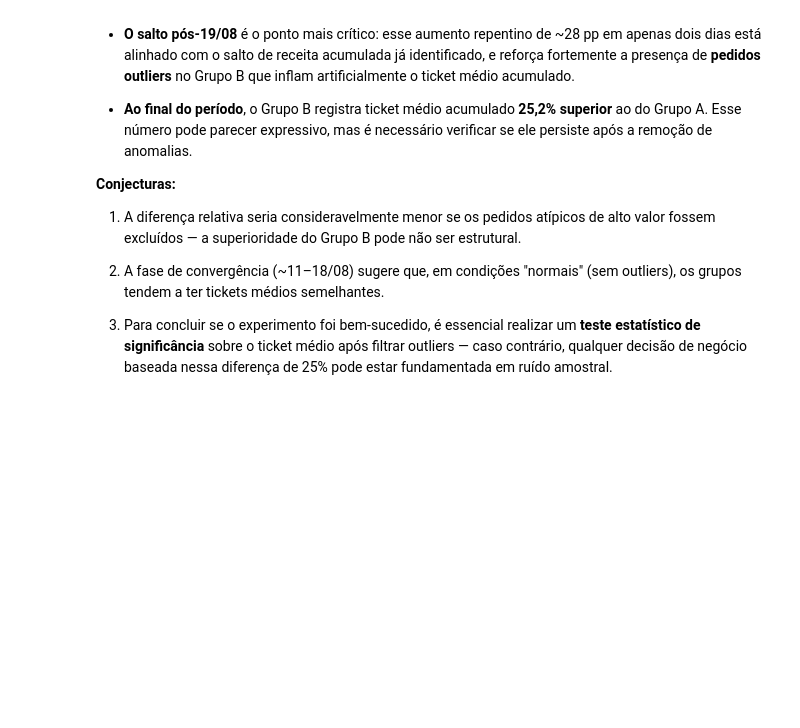
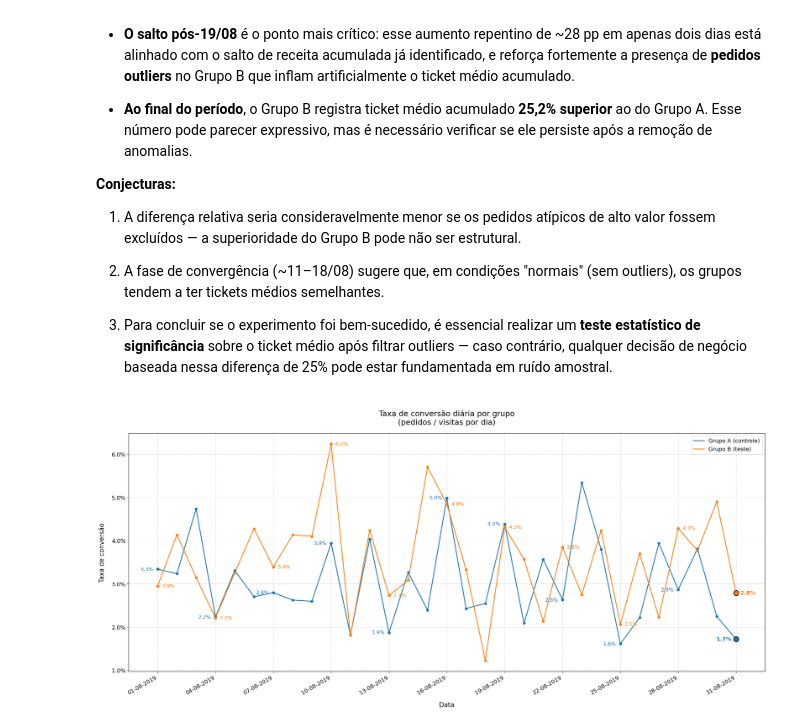
Before and after one commit to raimirsilva/Small-projects, a Jupyter notebook: Sprint-9-project/notebook/ABtests.ipynb, the cells around one changed output. Saved outputs shown, nothing was run; the diff lists cells and outputs as text; code cells hidden in the pictures; blank space fills up the shorter version.

Commit message:
fourth graph concluded

```diff
--- a/Sprint-9-project/notebook/ABtests.ipynb
+++ b/Sprint-9-project/notebook/ABtests.ipynb
@@ -524,3 +524,85 @@ plt.show()
 2. A fase de convergência (~11–18/08) sugere que, em condições "normais" (sem outliers), os grupos tendem a ter tickets médios semelhantes.
 
 3. Para concluir se o experimento foi bem-sucedido, é essencial realizar um **teste estatístico de significância** sobre o ticket médio após filtrar outliers — caso contrário, qualquer decisão de negócio baseada nessa diferença de 25% pode estar fundamentada em ruído amostral.
+# %%
+# Taxa de conversão diária por grupo
+
+# Pedidos por dia e grupo
+daily_orders = (
+    orders.groupby(['date', 'group'])['transactionId']
+    .count()
+    .unstack('group')
+    .fillna(0)
+)
+
+# Visitas por dia e grupo (já vêm agregadas no CSV)
+daily_visits = (
+    visits.groupby(['date', 'group'])['visits']
+    .sum()
+    .unstack('group')
+    .fillna(0)
+)
+
+# Taxa de conversão diária = pedidos / visitas
+daily_conv = (daily_orders / daily_visits).dropna(how='all')
+
+# Gráfico
+fig, ax = plt.subplots(figsize=(22, 10))
+
+# x_offset: deslocamento horizontal em pontos; ha: alinhamento do texto
+conv_configs = [
+    ('A', '#1f77b4', 'Grupo A (controle)', -10, 'right'),  # à esquerda do marcador
+    ('B', '#ff7f0e', 'Grupo B (teste)',     +10, 'left'),   # à direita do marcador
+]
+
+conv_dates     = daily_conv.index
+conv_highlight = conv_dates[::3]
+if conv_dates[-1] not in conv_highlight:
+    conv_highlight = conv_highlight.append(pd.DatetimeIndex([conv_dates[-1]]))
+
+for group, color, lbl, x_offset, ha in conv_configs:
+    series = daily_conv[group]
+    ax.plot(series.index, series.values, color=color, label=lbl, linewidth=2)
+    ax.scatter(series.index, series.values, color=color, s=30, zorder=3)
+
+    for d in conv_highlight:
+        if d not in series.index:
+            continue
+        val     = series.loc[d]
+        is_last = (d == conv_dates[-1])
+
+        ax.scatter(d, val, color=color,
+                   s=140 if is_last else 50,
+                   zorder=5,
+                   edgecolors='black' if is_last else color,
+                   linewidths=1.5 if is_last else 0)
+
+        ax.annotate(f'{val:.1%}',
+                    xy=(d, val),
+                    xytext=(x_offset, 0),
+                    textcoords='offset points',
+                    fontsize=FONT if is_last else FONT - 1,
+                    fontweight='bold' if is_last else 'normal',
+                    color=color,
+                    ha=ha,
+                    va='center')
+
+# Eixo X
+ax.set_xticks(conv_highlight)
+ax.xaxis.set_major_formatter(mdates.DateFormatter('%d-%m-%Y'))
+plt.xticks(rotation=30, ha='right', fontsize=FONT)
+plt.yticks(fontsize=FONT)
+
+# Eixo Y
+ax.yaxis.set_major_formatter(ticker.FuncFormatter(lambda x, _: f'{x:.1%}'))
+
+ax.set_title('Taxa de conversão diária por grupo\n(pedidos / visitas por dia)',
+             pad=20, fontsize=FONT + 5)
+ax.set_xlabel('Data', labelpad=15, fontsize=FONT + 2)
+ax.set_ylabel('Taxa de conversão', labelpad=15, fontsize=FONT + 2)
+ax.legend(fontsize=FONT)
+ax.grid(True, linestyle='--', alpha=0.6)
+plt.tight_layout()
+plt.show()
+# %% [output]
+[figure, added]
```
Also changed, not shown: parts of 1 cell of this notebook.
